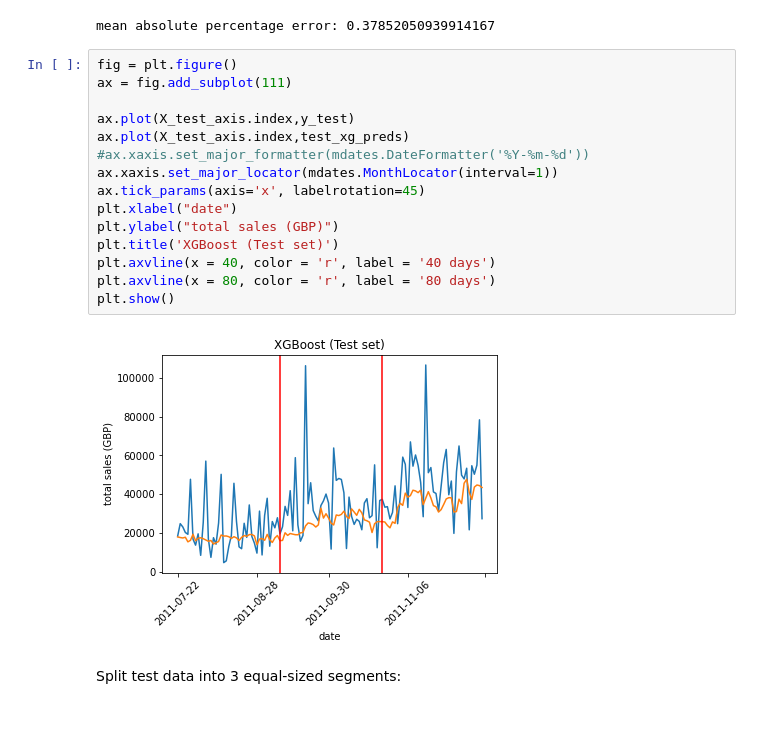
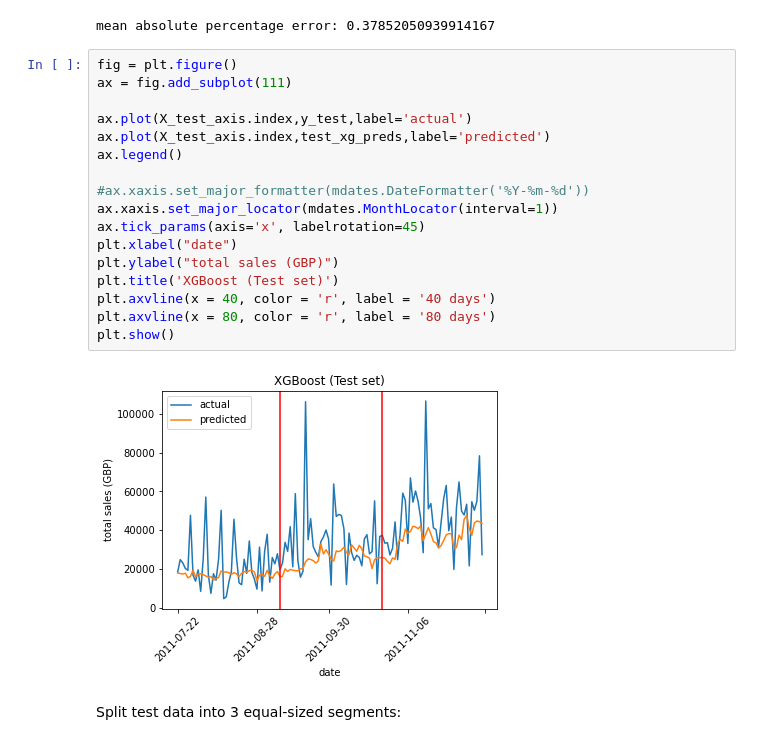
Before and after one commit to mwreed1/forcasting-sales, a Jupyter notebook: sale_uk.ipynb, the cells around one changed output. Cells and saved outputs as stored; diff of their text form.

```diff
--- a/sale_uk.ipynb
+++ b/sale_uk.ipynb
@@ -626,20 +853,22 @@ mean absolute percentage error: 0.37852050939914167
 # %%
 fig = plt.figure()
 ax = fig.add_subplot(111)
 
-ax.plot(X_test_axis.index,y_test)
-ax.plot(X_test_axis.index,test_xg_preds)
+ax.plot(X_test_axis.index,y_test,label='actual')
+ax.plot(X_test_axis.index,test_xg_preds,label='predicted')
+ax.legend()
+
 #ax.xaxis.set_major_formatter(mdates.DateFormatter('%Y-%m-%d'))
 ax.xaxis.set_major_locator(mdates.MonthLocator(interval=1))
 ax.tick_params(axis='x', labelrotation=45)
 plt.xlabel("date")
 plt.ylabel("total sales (GBP)")
 plt.title('XGBoost (Test set)')
 plt.axvline(x = 40, color = 'r', label = '40 days')
 plt.axvline(x = 80, color = 'r', label = '80 days')
 plt.show()
 # %% [output]
-[figure, old version]
+[figure, new version]
 # %% [markdown]
 Split test data into 3 equal-sized segments:
 # %%
```
Also changed, not shown: parts of 34 cells of this notebook.
